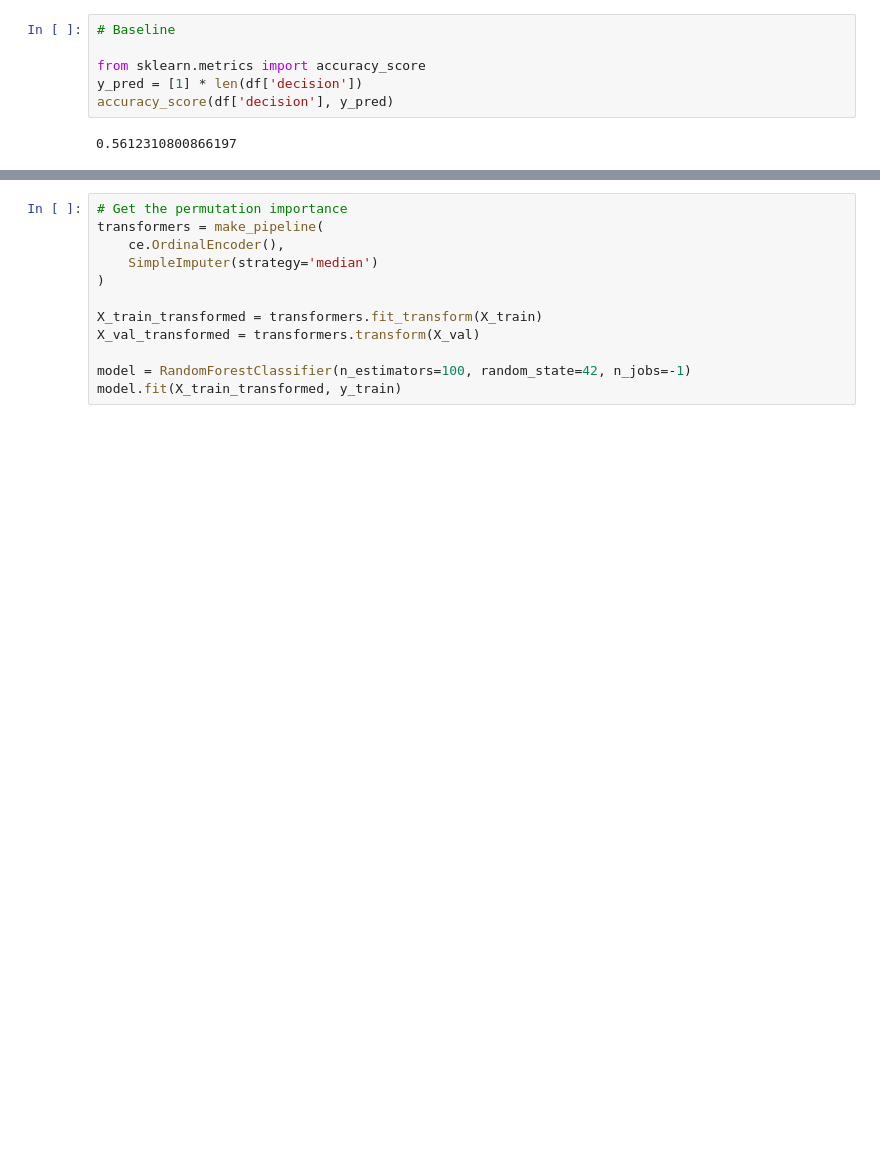
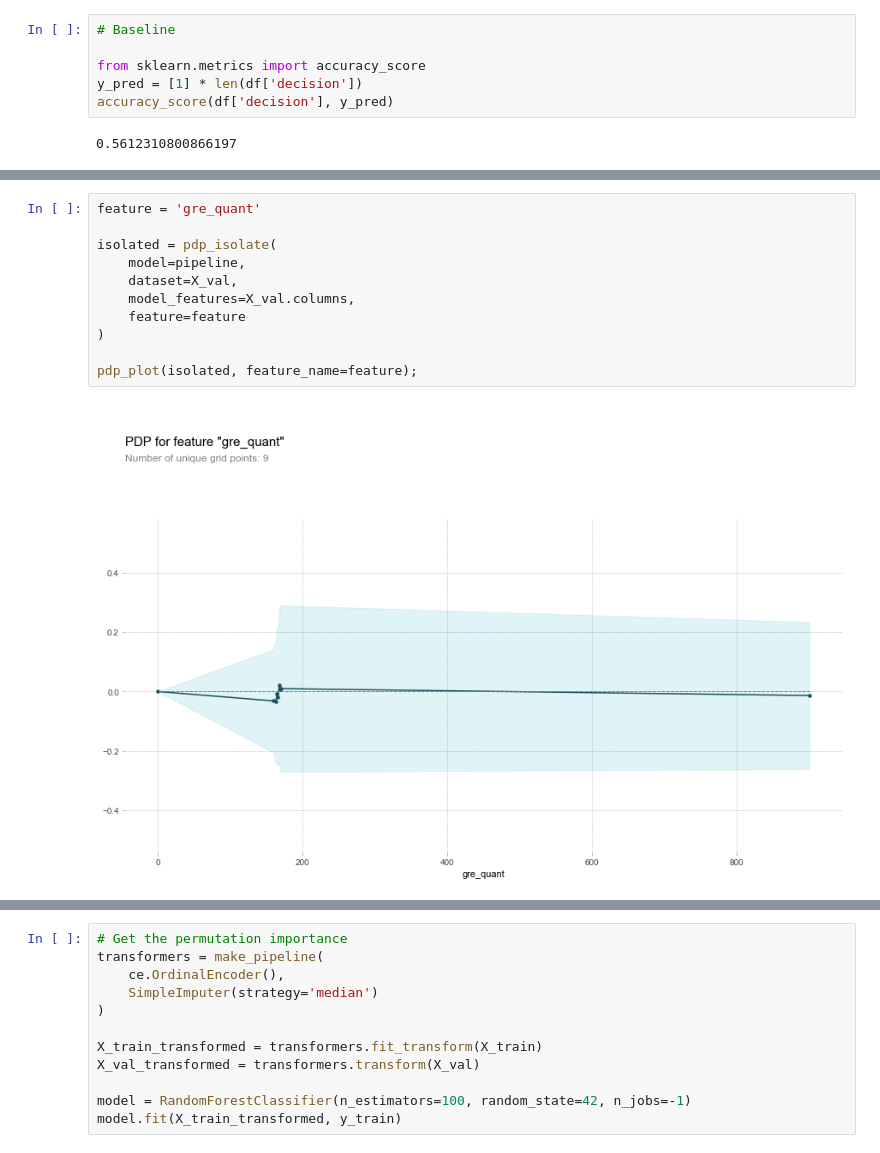
Before and after one commit to fuse999/Project2, a Jupyter notebook: notebooks/Main_Notebook.ipynb, the cells around one changed output, grey strips where cells are left out. Cells and saved outputs as stored; diff of their text form; blank space fills up the shorter version.

```diff
--- a/notebooks/Main_Notebook.ipynb
+++ b/notebooks/Main_Notebook.ipynb
@@ -139,0 +184,13 @@ Validation ROC AUC: [0.98006542 0.98041277 0.98014717]
+# %%
+feature = 'gre_quant'
+
+isolated = pdp_isolate(
+    model=pipeline,
+    dataset=X_val,
+    model_features=X_val.columns,
+    feature=feature
+)
+
+pdp_plot(isolated, feature_name=feature);
+# %% [output]
+[figure, added]
```
Also changed, not shown: parts of 23 cells of this notebook, 12 other files.
